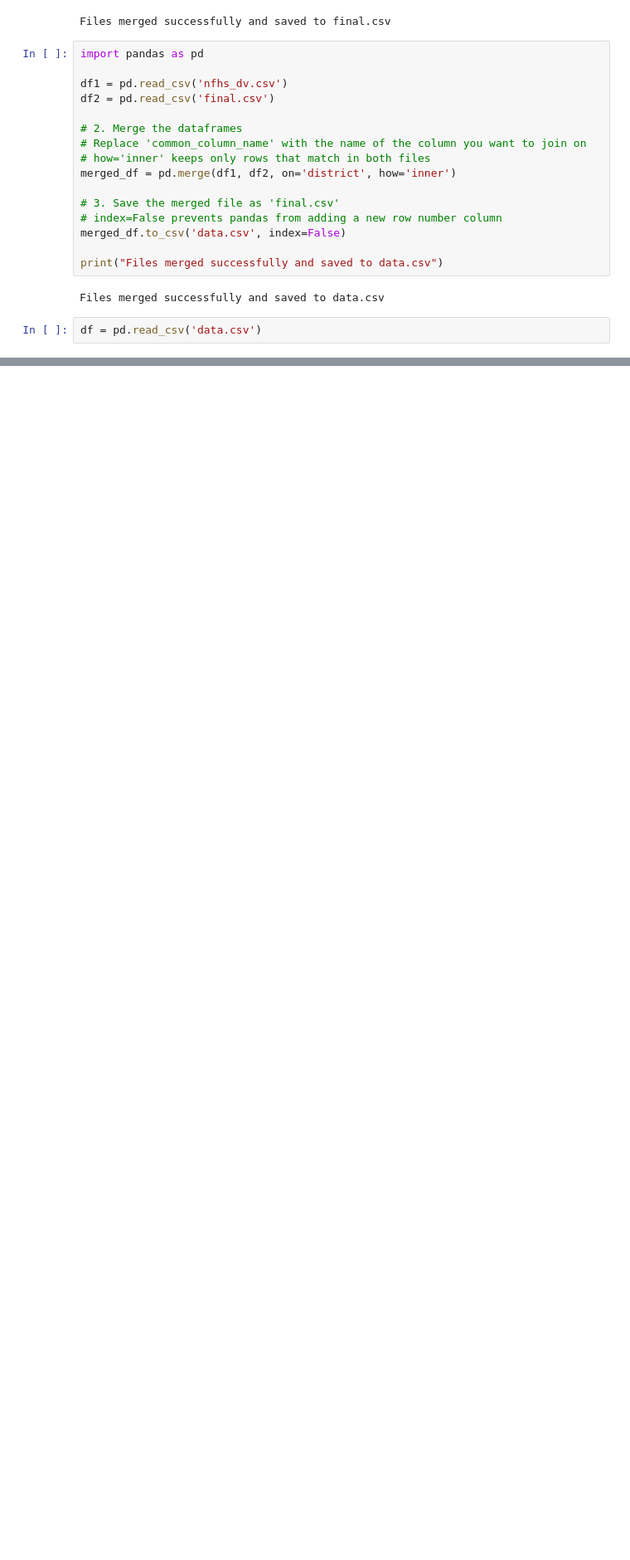
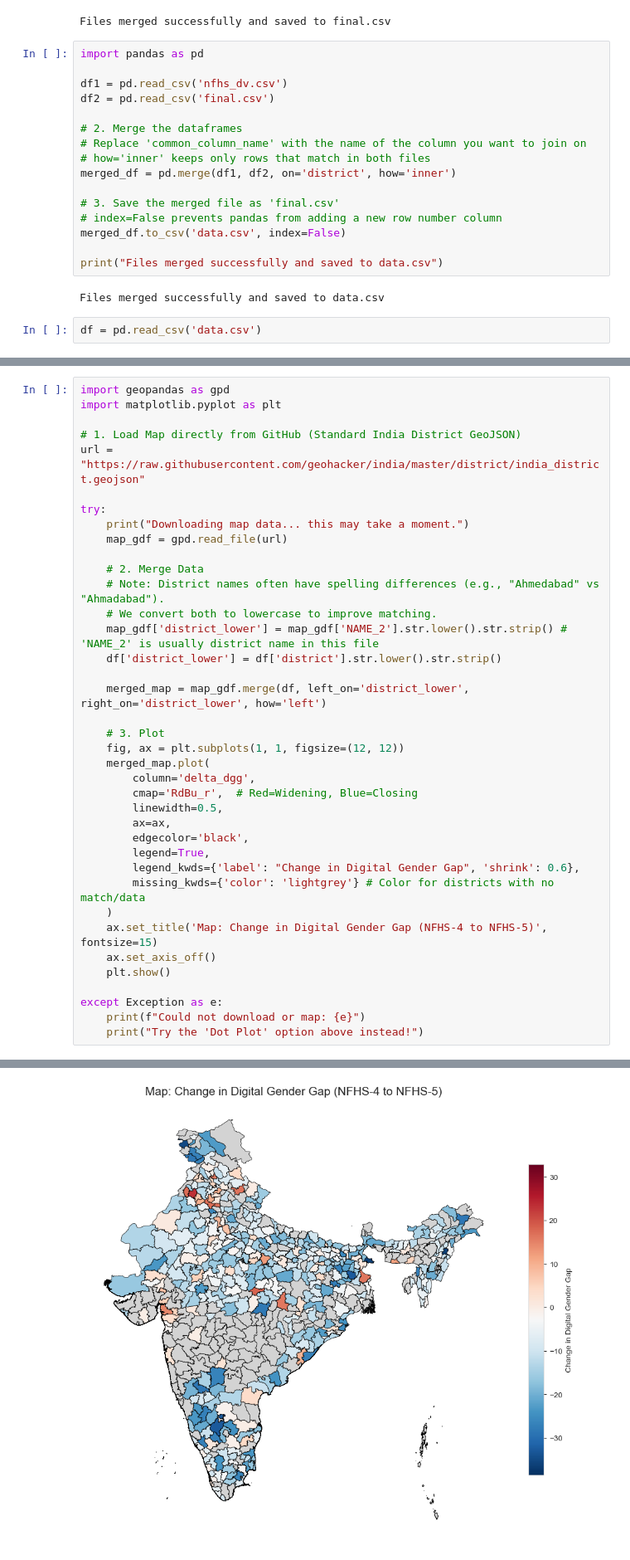
Before and after one commit to soumyeet/microecondev, a Jupyter notebook: last day/final.ipynb, the cells around one changed output, grey strips where cells are left out. Shown at 83% size. Saved outputs shown, nothing was run; the diff lists cells and outputs as text; blank space fills up the shorter version.

```diff
--- a/last day/final.ipynb
+++ b/last day/final.ipynb
@@ -1052,0 +1108,39 @@ strong multicollinearity or other numerical problems.
+# %%
+import geopandas as gpd
+import matplotlib.pyplot as plt
+
+# 1. Load Map directly from GitHub (Standard India District GeoJSON)
+url = "https://raw.githubusercontent.com/geohacker/india/master/district/india_district.geojson"
+
+try:
+    print("Downloading map data... this may take a moment.")
+    map_gdf = gpd.read_file(url)
+
+    # 2. Merge Data
+    # Note: District names often have spelling differences (e.g., "Ahmedabad" vs "Ahmadabad").
+    # We convert both to lowercase to improve matching.
+    map_gdf['district_lower'] = map_gdf['NAME_2'].str.lower().str.strip() # 'NAME_2' is usually district name in this file
+    df['district_lower'] = df['district'].str.lower().str.strip()
+
+    merged_map = map_gdf.merge(df, left_on='district_lower', right_on='district_lower', how='left')
+
+    # 3. Plot
+    fig, ax = plt.subplots(1, 1, figsize=(12, 12))
+    merged_map.plot(
+        column='delta_dgg',
+        cmap='RdBu_r',  # Red=Widening, Blue=Closing
+        linewidth=0.5,
+        ax=ax,
+        edgecolor='black',
+        legend=True,
+        legend_kwds={'label': "Change in Digital Gender Gap", 'shrink': 0.6},
+        missing_kwds={'color': 'lightgrey'} # Color for districts with no match/data
+    )
+    ax.set_title('Map: Change in Digital Gender Gap (NFHS-4 to NFHS-5)', fontsize=15)
+    ax.set_axis_off()
+    plt.show()
+
+except Exception as e:
+    print(f"Could not download or map: {e}")
+    print("Try the 'Dot Plot' option above instead!")
+# %% [output]
@@ -1052,0 +1148 @@ strong multicollinearity or other numerical problems.
+[figure, added]
```
Also changed, not shown: parts of 10 cells of this notebook.
